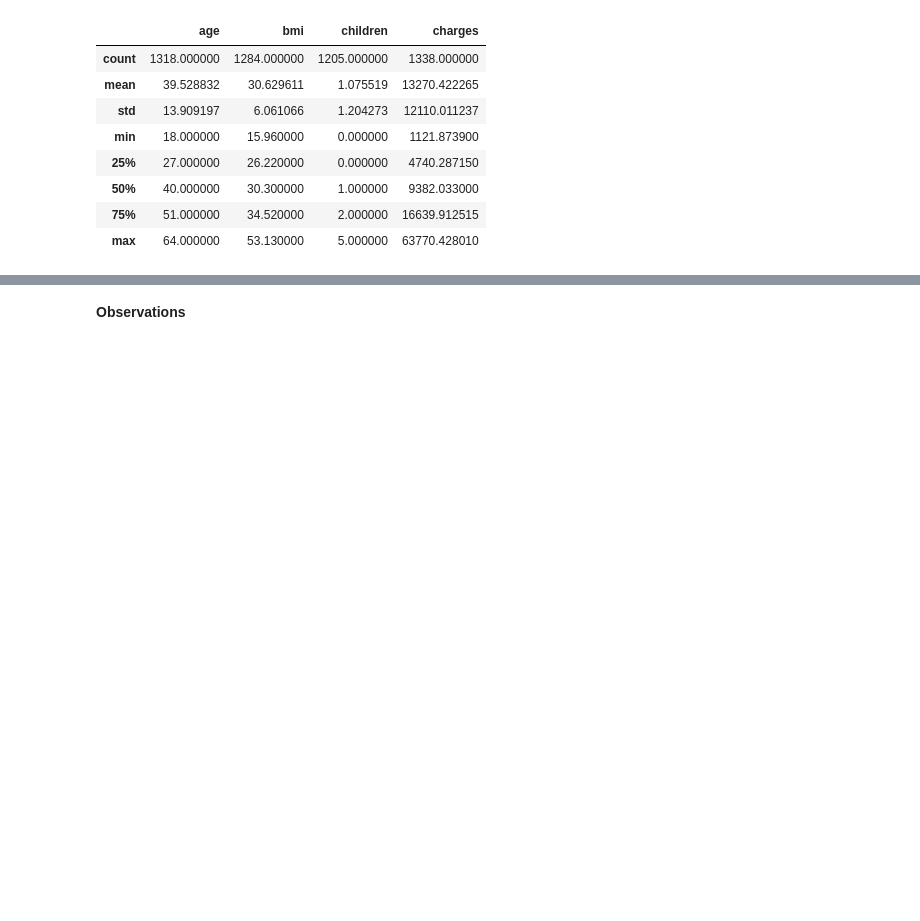
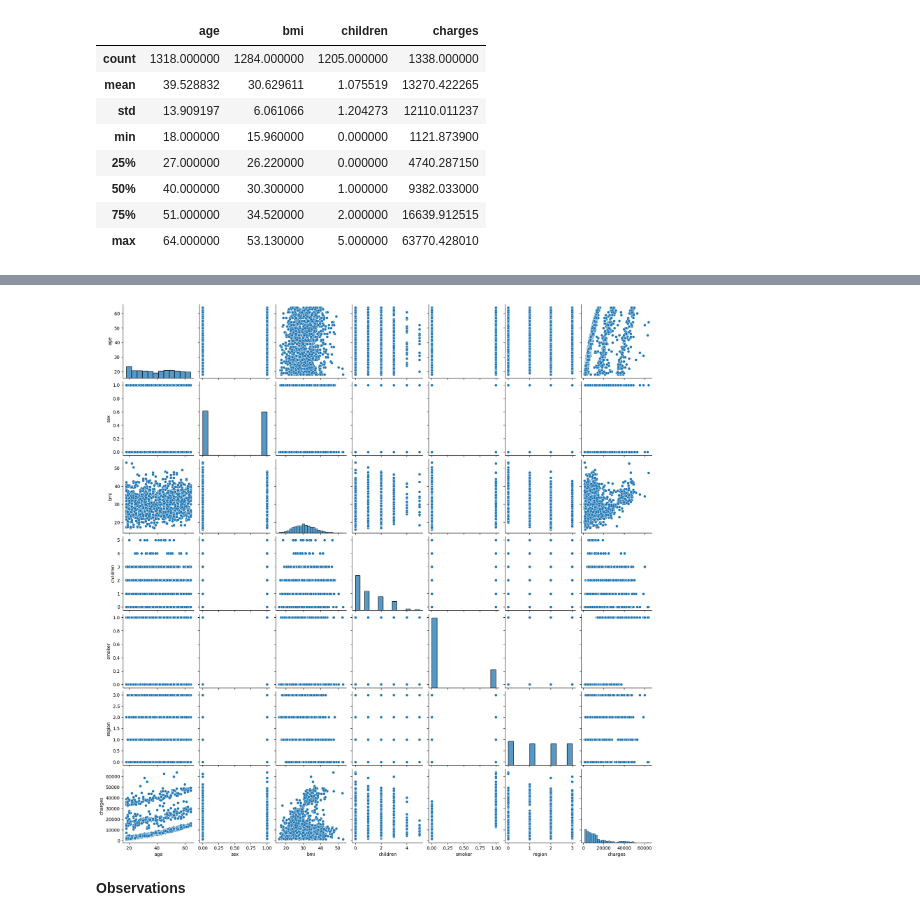
Before and after one commit to Aimah1/Aimah, a Jupyter notebook: Lab1.ipynb, the cells around one changed output, grey strips where cells are left out. Cells and saved outputs as stored; diff of their text form; code cells hidden in the pictures; blank space fills up the shorter version.

```diff
--- a/Lab1.ipynb
+++ b/Lab1.ipynb
@@ -226,3 +284,8 @@ ValueError: could not convert string to float: 'female'
+# %%
+sns.pairplot(df.select_dtypes(include='number'))
+plt.show()
+# %% [output]
+[figure, added]
 # %% [markdown]
 **Observations**
 # %% [markdown]
```
Also changed, not shown: parts of 43 cells of this notebook.
